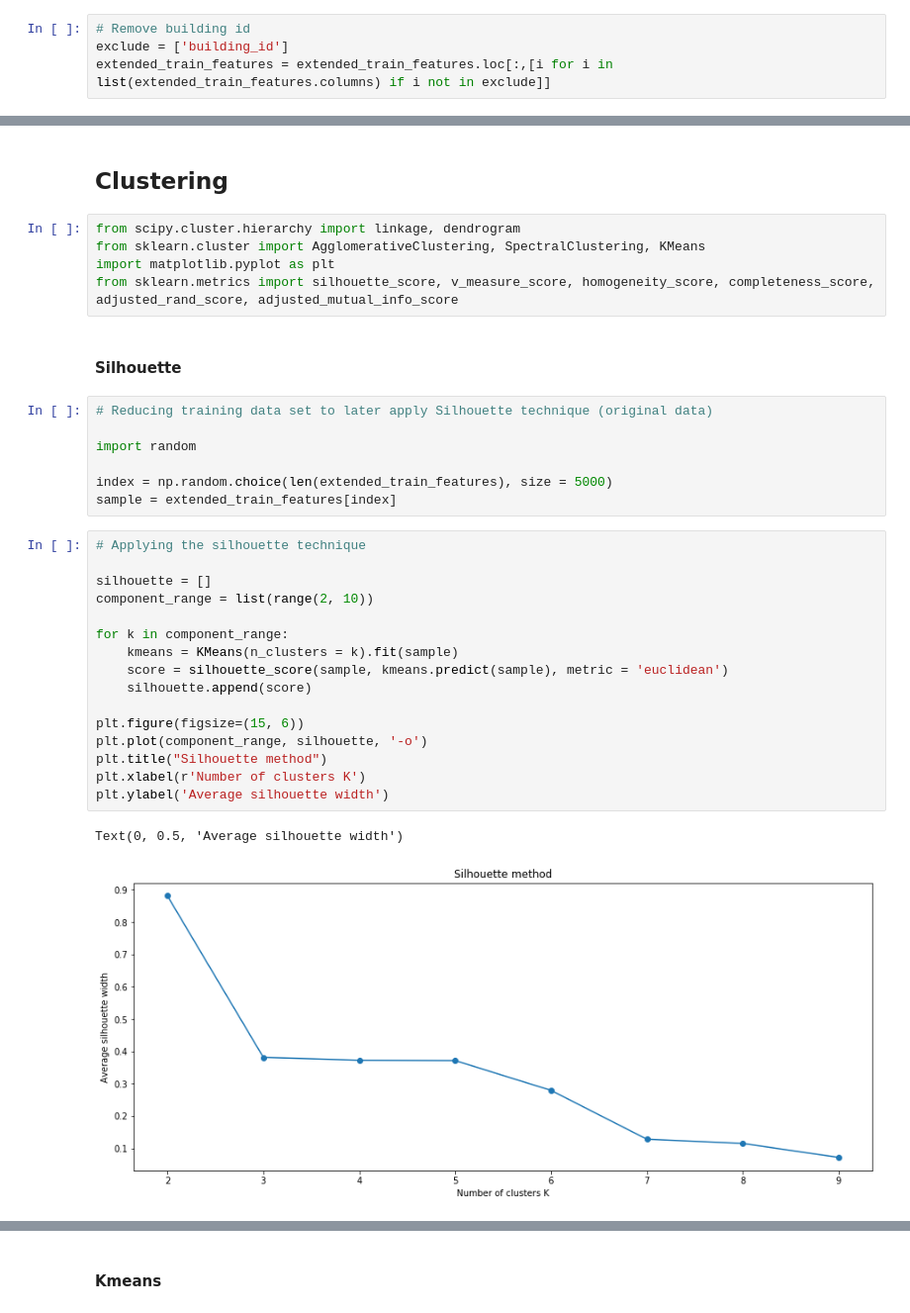
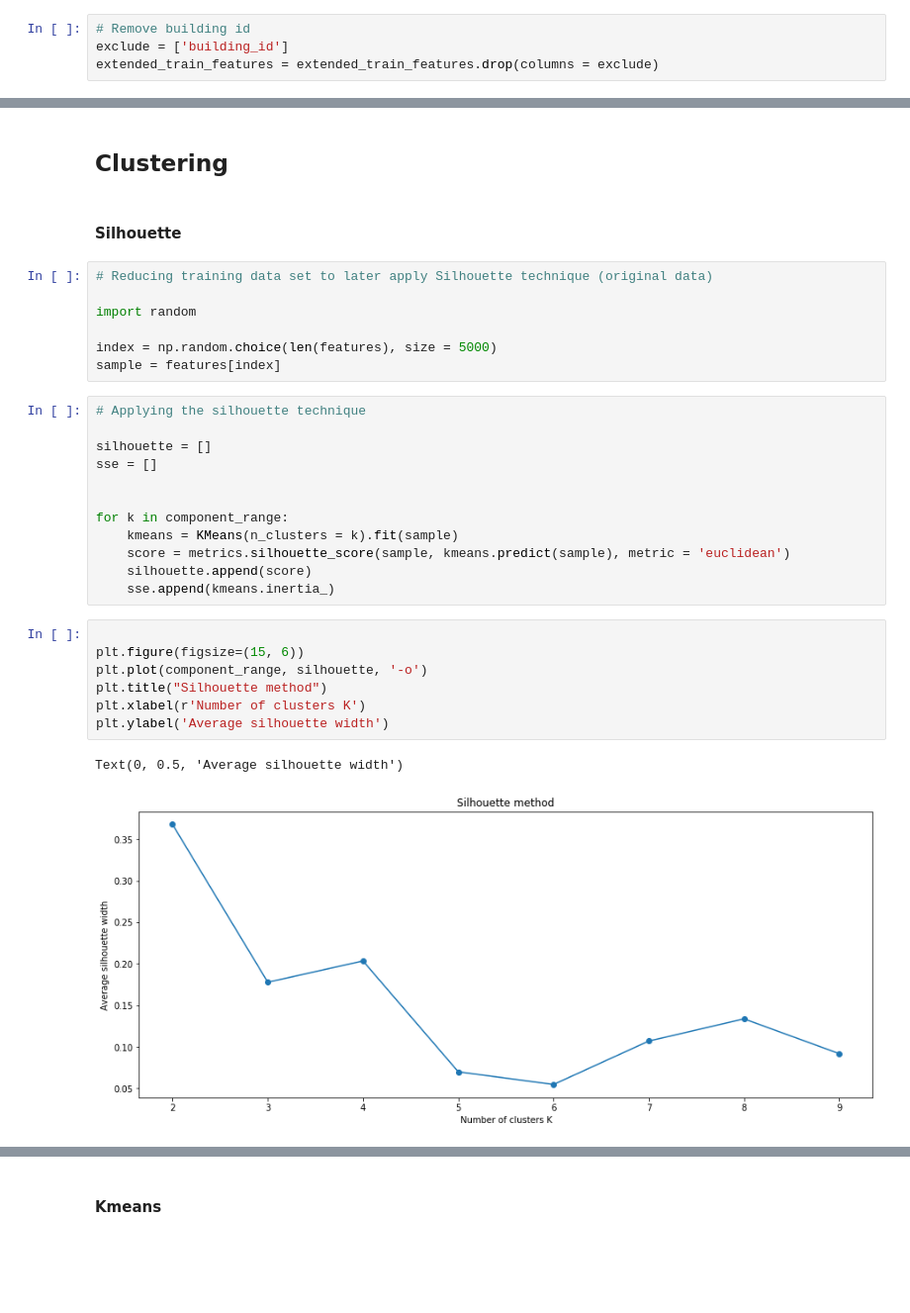
Before and after one commit to belulali/earthquake_usupervised, a Jupyter notebook: Earthquake - Unsupervised.ipynb, the cells around one changed output, grey strips where cells are left out. Shown at 99% size. Cells and saved outputs as stored; diff of their text form; blank space fills up the shorter version.

Commit message:
Added LightGBM model. Silhouette and Elbow

```diff
--- a/Earthquake - Unsupervised.ipynb
+++ b/Earthquake - Unsupervised.ipynb
@@ -27,7 +38,7 @@ extended_train_features
 # %%
 # Remove building id
 exclude = ['building_id']
-extended_train_features = extended_train_features.loc[:,[i for i in list(extended_train_features.columns) if i not in exclude]]
+extended_train_features = extended_train_features.drop(columns = exclude)
 # %%
 #Standardize features
 scaler = StandardScaler()
@@ -127,10 +155,5 @@ print(f1)
 # %% [markdown]
 ## Clustering
-# %%
-from scipy.cluster.hierarchy import linkage, dendrogram
-from sklearn.cluster import AgglomerativeClustering, SpectralClustering, KMeans
-import matplotlib.pyplot as plt
-from sklearn.metrics import silhouette_score, v_measure_score, homogeneity_score, completeness_score, adjusted_rand_score, adjusted_mutual_info_score
 # %% [markdown]
 #### Silhouette
 # %%
@@ -138,24 +161,27 @@ from sklearn.metrics import silhouette_score, v_measure_score, homogeneity_score
 
 import random
 
-index = np.random.choice(len(extended_train_features), size = 5000)
-sample = extended_train_features[index]
+index = np.random.choice(len(features), size = 5000)
+sample = features[index]
+# %%
+# Applying the silhouette technique
+
+silhouette = []
+sse = []
+
+
+for k in component_range:
+    kmeans = KMeans(n_clusters = k).fit(sample)
+    score = metrics.silhouette_score(sample, kmeans.predict(sample), metric = 'euclidean')
+    silhouette.append(score)
+    sse.append(kmeans.inertia_)
 # %%
-# Applying the silhouette technique
-
-silhouette = []
-component_range = list(range(2, 10))
-
-for k in component_range:
-    kmeans = KMeans(n_clusters = k).fit(sample)
-    score = silhouette_score(sample, kmeans.predict(sample), metric = 'euclidean')
-    silhouette.append(score)
 
 plt.figure(figsize=(15, 6))
 plt.plot(component_range, silhouette, '-o')
 plt.title("Silhouette method")
 plt.xlabel(r'Number of clusters K')
 plt.ylabel('Average silhouette width')
 # %% [output]
 Text(0, 0.5, 'Average silhouette width')
-[figure, old version]
+[figure, new version]
```
Also changed, not shown: parts of 42 cells of this notebook.
